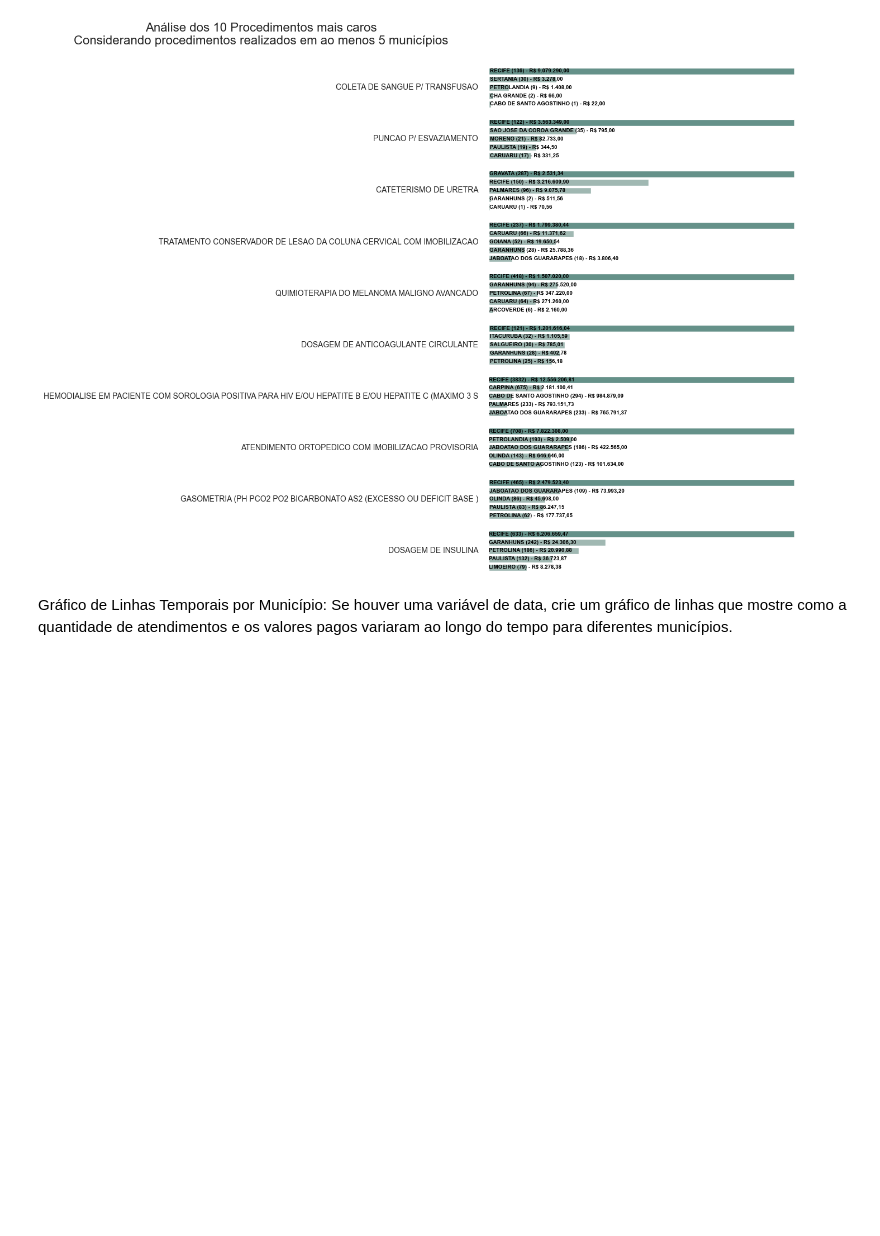
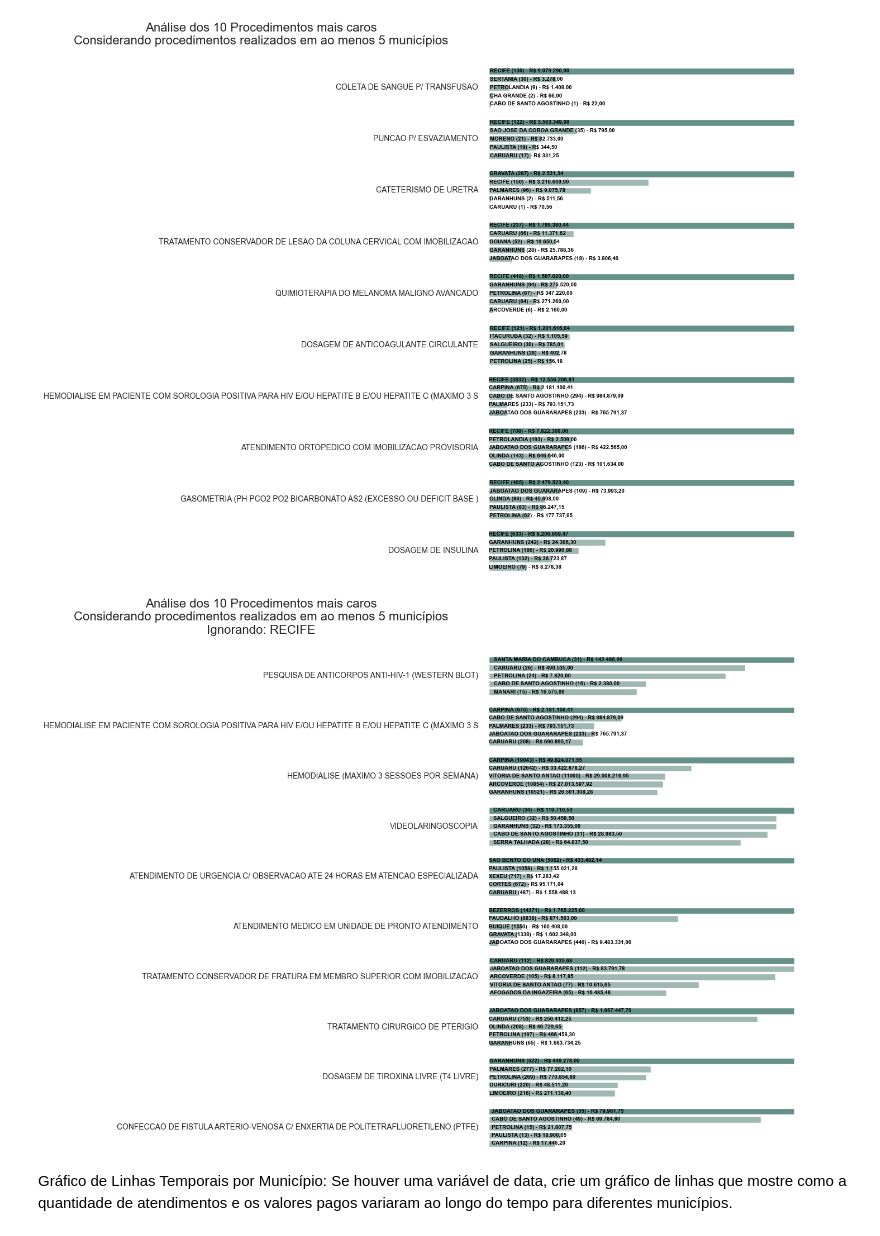
Before and after one commit to Vinicius-Luiz/etl_data_analisys_sia_python, a Jupyter notebook: 004_Data_Analysis.ipynb, the cells around one changed output. Drawn from its saved outputs; the diff is of its cells as text; code cells hidden in the pictures; blank space fills up the shorter version.

```diff
--- a/004_Data_Analysis.ipynb
+++ b/004_Data_Analysis.ipynb
@@ -731,6 +731,10 @@ plot_bar_213(top_proc = 10, top_ufmun = 5)
 plot_bar_213(top_proc = 10, top_ufmun = 5, min_qtd_ufmun=5)
 # %% [output]
 [figure]
+# %%
+plot_bar_213(top_proc = 10, top_ufmun = 5, min_qtd_ufmun=5, ignore_ufmun=['RECIFE'])
+# %% [output]
+[figure, added]
 # %% [markdown]
 Gráfico de Linhas Temporais por Município: Se houver uma variável de data, crie um gráfico de linhas que mostre como a quantidade de atendimentos e os valores pagos variaram ao longo do tempo para diferentes municípios.
 # %% [markdown]
```
